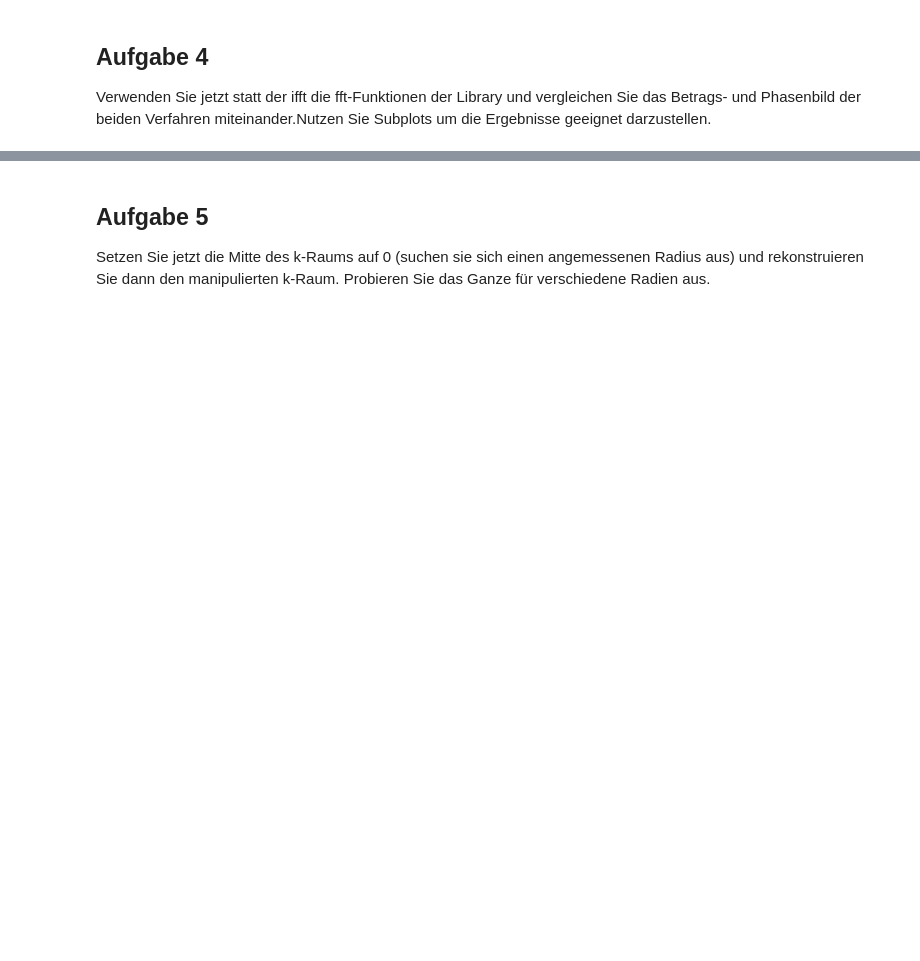
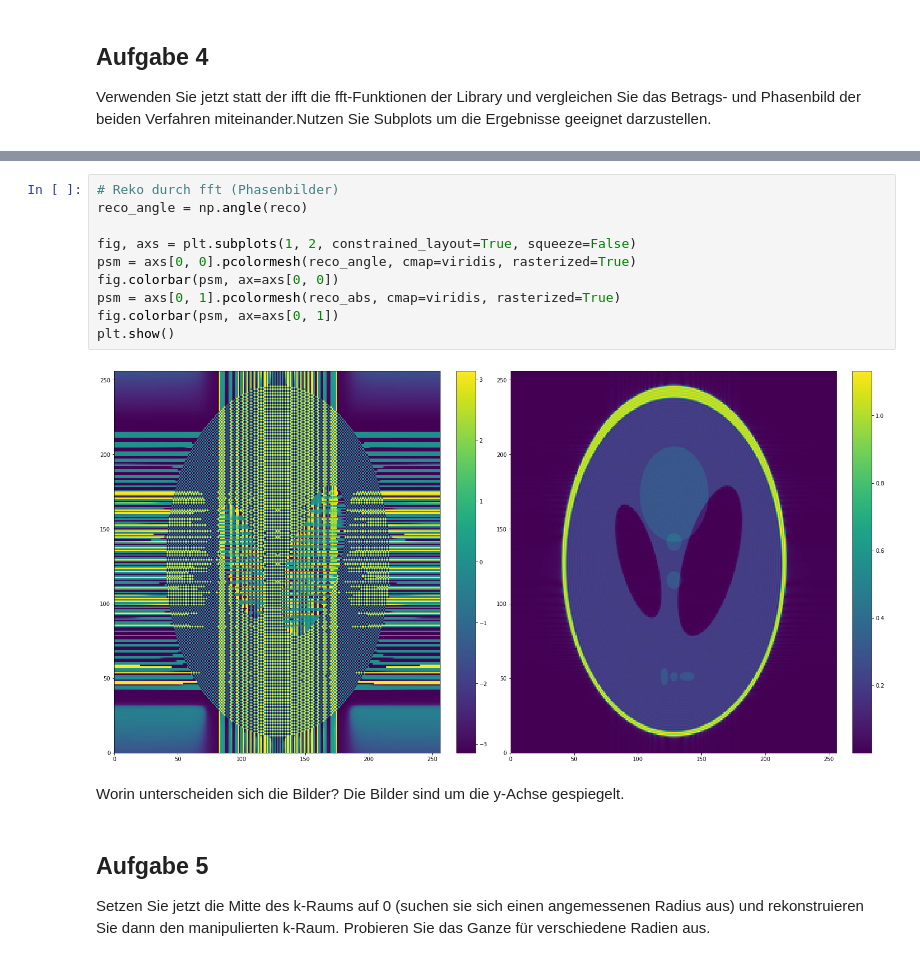
Before and after one commit to DaveMichaelson/Magnetresonanzbildgebung, a Jupyter notebook: aufgabe2/02.ipynb, the cells around one changed output, grey strips where cells are left out. Saved outputs shown, nothing was run; the diff lists cells and outputs as text; blank space fills up the shorter version.

```diff
--- a/aufgabe2/02.ipynb
+++ b/aufgabe2/02.ipynb
@@ -73,3 +78,18 @@ Worin unterscheiden sich die Bilder?
+# %%
+# Reko durch fft (Phasenbilder)
+reco_angle = np.angle(reco)
+
+fig, axs = plt.subplots(1, 2, constrained_layout=True, squeeze=False)
+psm = axs[0, 0].pcolormesh(reco_angle, cmap=viridis, rasterized=True)
+fig.colorbar(psm, ax=axs[0, 0])
+psm = axs[0, 1].pcolormesh(reco_abs, cmap=viridis, rasterized=True)
+fig.colorbar(psm, ax=axs[0, 1])
+plt.show()
+# %% [output]
+[figure, added]
+# %% [markdown]
+Worin unterscheiden sich die Bilder?
+Die Bilder sind um die y-Achse gespiegelt.
 # %% [markdown]
 ## Aufgabe 5
 
```
Also changed, not shown: parts of 12 cells of this notebook.
